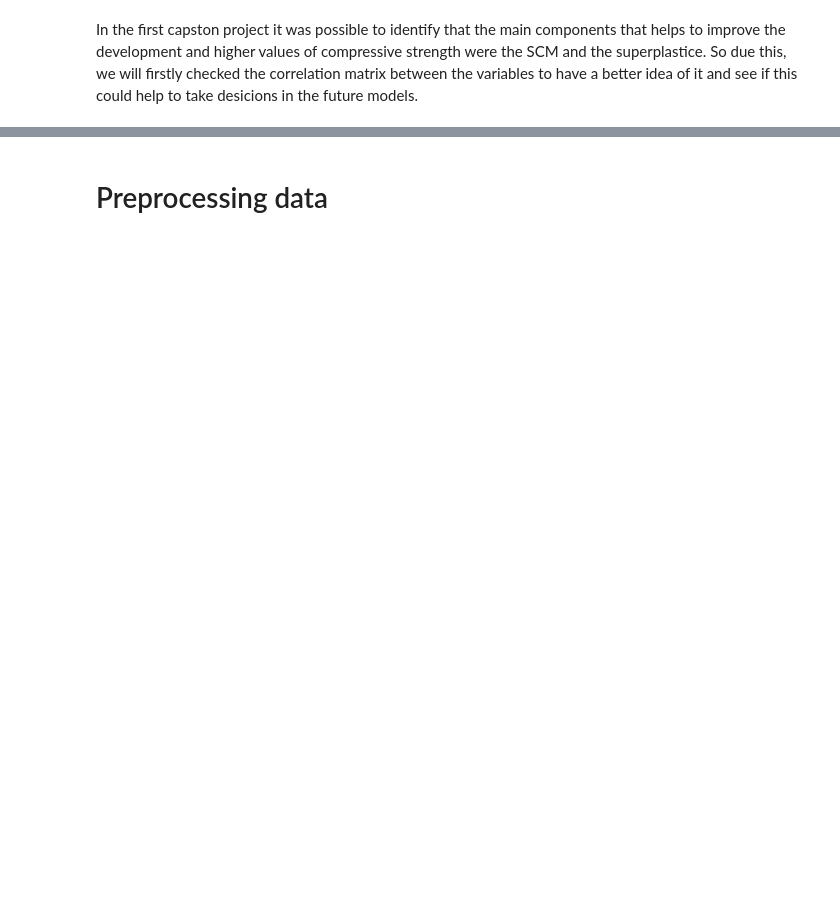
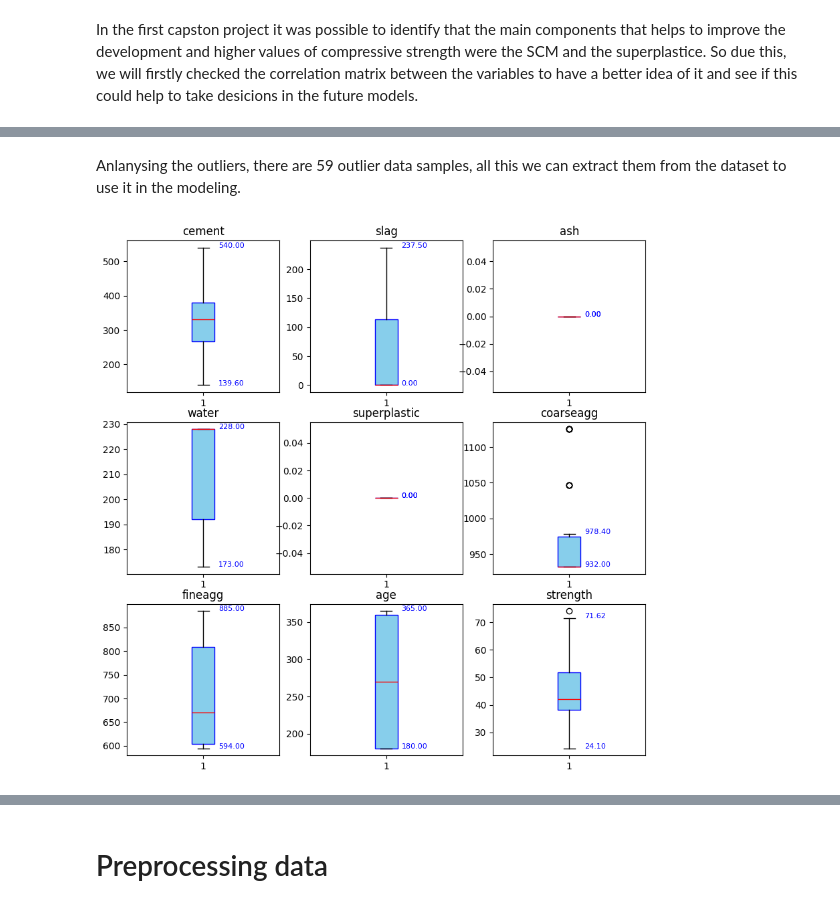
Before and after one commit to crisbpadilla/CapstoneProject-1-M2M, a Jupyter notebook: CapstoneProject_2_FinalRegression.ipynb, the cells around one changed output, grey strips where cells are left out. Cells and saved outputs as stored; diff of their text form; code cells hidden in the pictures; blank space fills up the shorter version.

```diff
--- a/CapstoneProject_2_FinalRegression.ipynb
+++ b/CapstoneProject_2_FinalRegression.ipynb
@@ -94,0 +127,24 @@ Reviewing the heatmap it is possible to observe the inverse correlation between
+# %% [markdown]
+Anlanysing the outliers, there are 59 outlier data samples, all this we can extract them from the dataset to use it in the modeling.
+# %%
+import matplotlib.pyplot as plt
+
+fig,grid=plt.subplots(3,3,figsize=(10,10))
+grid=grid.flatten() #if I wanna iterate it needs to be flattened
+for i,column in enumerate(concrete_outlier.columns):
+  boxplot_dict=grid[i].boxplot(concrete_outlier[column], patch_artist=True, boxprops=dict(facecolor='skyblue', color='blue'), medianprops=dict(color='red'))
+  grid[i].set_title(f'{column}')  # Set the title for each subplot
+  # Extract whisker values
+  lower_whisker = boxplot_dict['whiskers'][0].get_ydata()[1]  # First whisker (lower)
+  upper_whisker = boxplot_dict['whiskers'][1].get_ydata()[1]  # Second whisker (upper)
+
+  # Annotate whisker values on the plot
+  grid[i].text(1.1, lower_whisker, f'{lower_whisker:.2f}', color='blue', fontsize=8)
+  grid[i].text(1.1, upper_whisker, f'{upper_whisker:.2f}', color='blue', fontsize=8)
+
+# Remove unused subplots (if the number of columns is less than the number of axes)
+for j in range(len(concrete.columns), len(grid)):
+    fig.delaxes(grid[j])
+plt.show()
+# %% [output]
+[figure, added]
```
Also changed, not shown: parts of 59 cells of this notebook.
